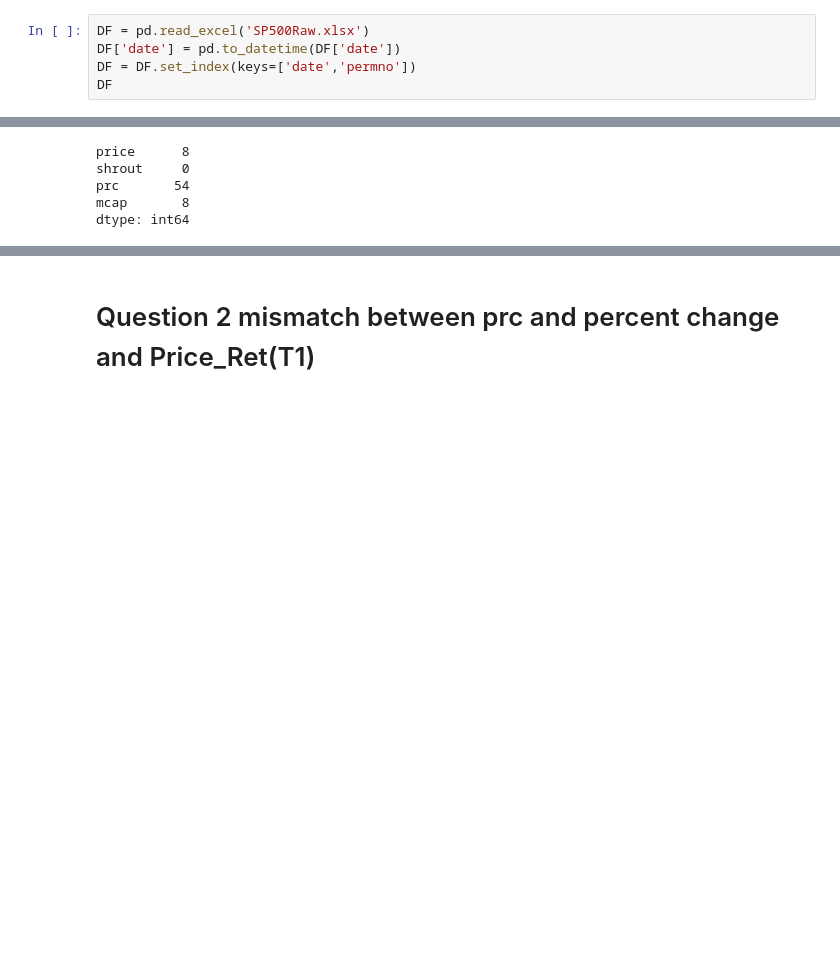
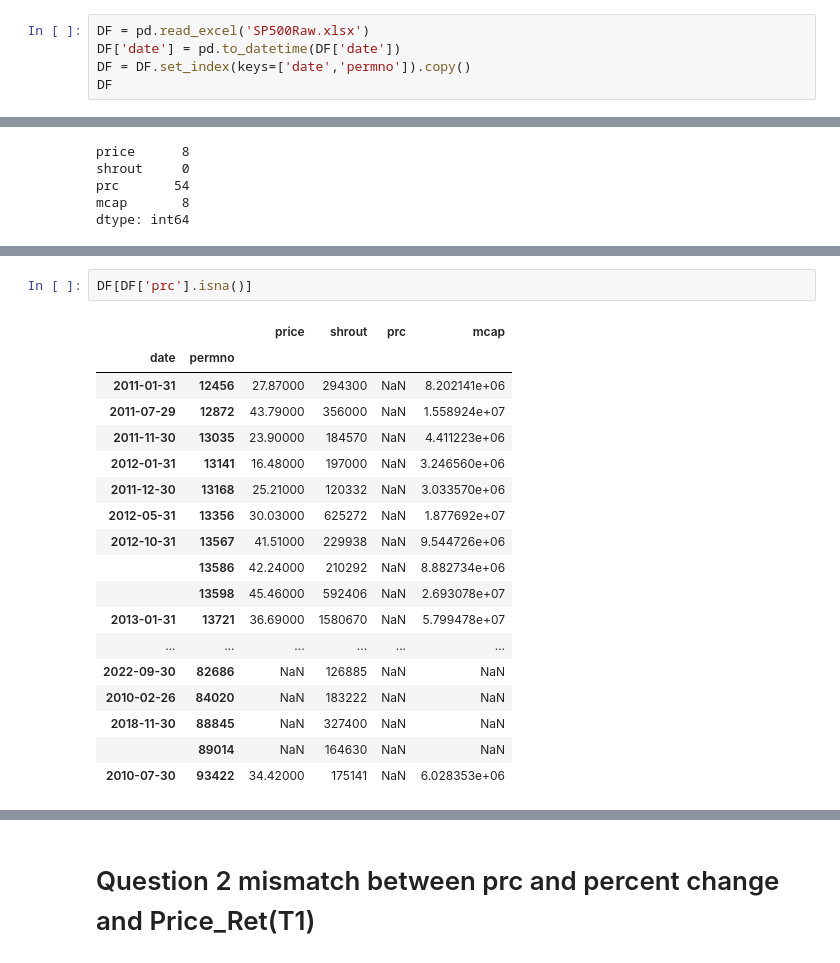
Before and after one commit to Nikhilesh-B/HW-Spring-2026, a Jupyter notebook: QIM/HW2/analysis.ipynb, the cells around one changed output, grey strips where cells are left out. Saved outputs shown, nothing was run; the diff lists cells and outputs as text; blank space fills up the shorter version.

```diff
--- a/QIM/HW2/analysis.ipynb
+++ b/QIM/HW2/analysis.ipynb
@@ -6,7 +6,7 @@ import matplotlib.pyplot as plt
 # %%
 DF = pd.read_excel('SP500Raw.xlsx')
 DF['date'] = pd.to_datetime(DF['date'])
-DF = DF.set_index(keys=['date','permno'])
+DF = DF.set_index(keys=['date','permno']).copy()
 DF
 # %% [output]
 |  |  | price | shrout | prc | mcap |
@@ -57,0 +112,21 @@ dtype: int64
+# %%
+DF[DF['prc'].isna()]
+# %% [output]
+|  |  | price | shrout | prc | mcap |
+| date | permno |  |  |  |  |
+| 2011-01-31 | 12456 | 27.87000 | 294300 | NaN | 8.202141e+06 |
+| 2011-07-29 | 12872 | 43.79000 | 356000 | NaN | 1.558924e+07 |
+| 2011-11-30 | 13035 | 23.90000 | 184570 | NaN | 4.411223e+06 |
+| 2012-01-31 | 13141 | 16.48000 | 197000 | NaN | 3.246560e+06 |
+| 2011-12-30 | 13168 | 25.21000 | 120332 | NaN | 3.033570e+06 |
+| 2012-05-31 | 13356 | 30.03000 | 625272 | NaN | 1.877692e+07 |
+| 2012-10-31 | 13567 | 41.51000 | 229938 | NaN | 9.544726e+06 |
+|  | 13586 | 42.24000 | 210292 | NaN | 8.882734e+06 |
+|  | 13598 | 45.46000 | 592406 | NaN | 2.693078e+07 |
+| 2013-01-31 | 13721 | 36.69000 | 1580670 | NaN | 5.799478e+07 |
+| ... | ... | ... | ... | ... | ... |
+| 2022-09-30 | 82686 | NaN | 126885 | NaN | NaN |
+| 2010-02-26 | 84020 | NaN | 183222 | NaN | NaN |
+| 2018-11-30 | 88845 | NaN | 327400 | NaN | NaN |
+|  | 89014 | NaN | 164630 | NaN | NaN |
+| 2010-07-30 | 93422 | 34.42000 | 175141 | NaN | 6.028353e+06 |
```
Also changed, not shown: parts of 16 cells of this notebook.
